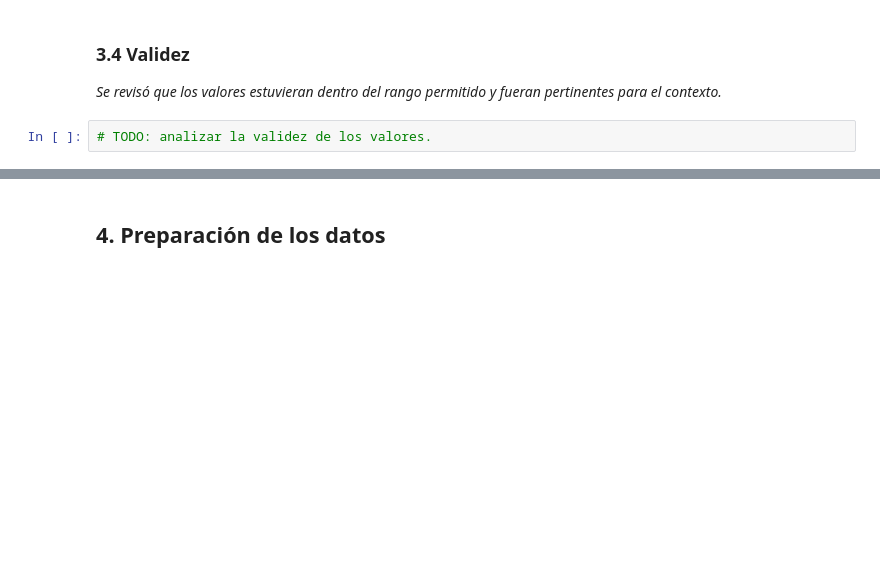
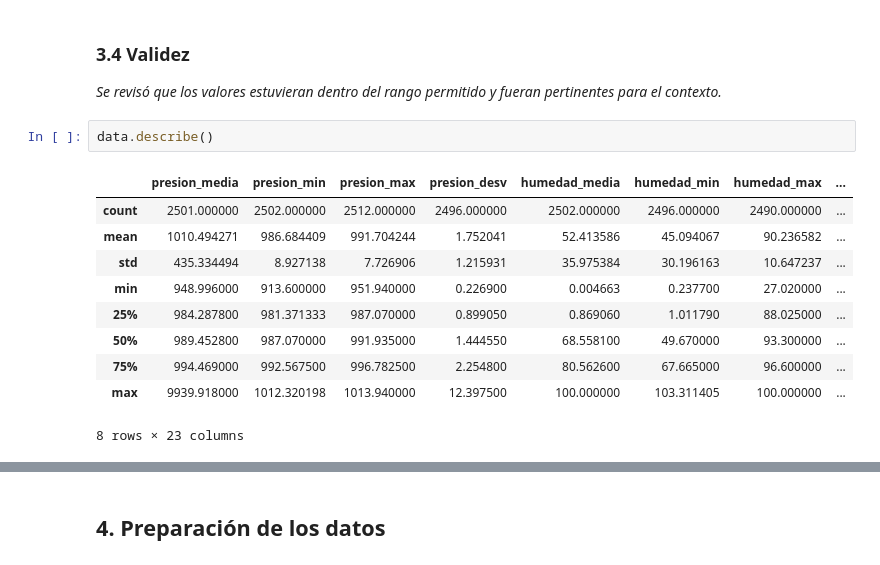
Before and after one commit to LucasValbuena1/LAB1-ML, a Jupyter notebook: laboratorio1.ipynb, the cells around one changed output, grey strips where cells are left out. Drawn from its saved outputs; the diff is of its cells as text; blank space fills up the shorter version.

```diff
--- a/laboratorio1.ipynb
+++ b/laboratorio1.ipynb
@@ -316,5 +328,16 @@ Inconsistencia en la variable mes: aunque un año solo tiene doce meses, la colu
 ### 3.4 Validez
 
 *Se revisó que los valores estuvieran dentro del rango permitido y fueran pertinentes para el contexto.*
-# %%
-# TODO: analizar la validez de los valores.
+# %%
+data.describe()
+# %% [output]
+|  | presion_media | presion_min | presion_max | presion_desv | humedad_media | humedad_min | humedad_max | ... |
+| count | 2501.000000 | 2502.000000 | 2512.000000 | 2496.000000 | 2502.000000 | 2496.000000 | 2490.000000 | ... |
+| mean | 1010.494271 | 986.684409 | 991.704244 | 1.752041 | 52.413586 | 45.094067 | 90.236582 | ... |
+| std | 435.334494 | 8.927138 | 7.726906 | 1.215931 | 35.975384 | 30.196163 | 10.647237 | ... |
+| min | 948.996000 | 913.600000 | 951.940000 | 0.226900 | 0.004663 | 0.237700 | 27.020000 | ... |
+| 25% | 984.287800 | 981.371333 | 987.070000 | 0.899050 | 0.869060 | 1.011790 | 88.025000 | ... |
+| 50% | 989.452800 | 987.070000 | 991.935000 | 1.444550 | 68.558100 | 49.670000 | 93.300000 | ... |
+| 75% | 994.469000 | 992.567500 | 996.782500 | 2.254800 | 80.562600 | 67.665000 | 96.600000 | ... |
+| max | 9939.918000 | 1012.320198 | 1013.940000 | 12.397500 | 100.000000 | 103.311405 | 100.000000 | ... |
+8 rows × 23 columns
```
Also changed, not shown: parts of 47 cells of this notebook.
